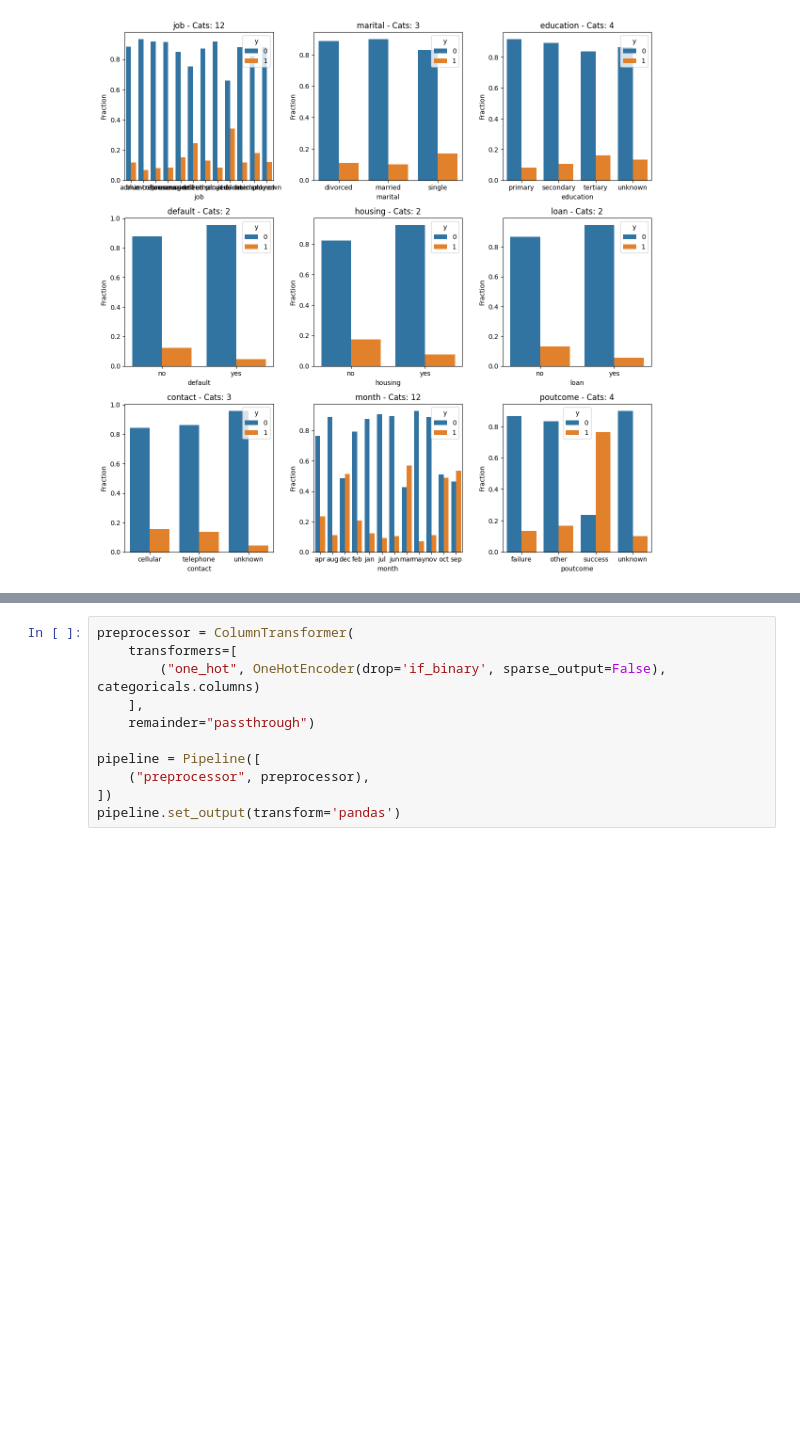
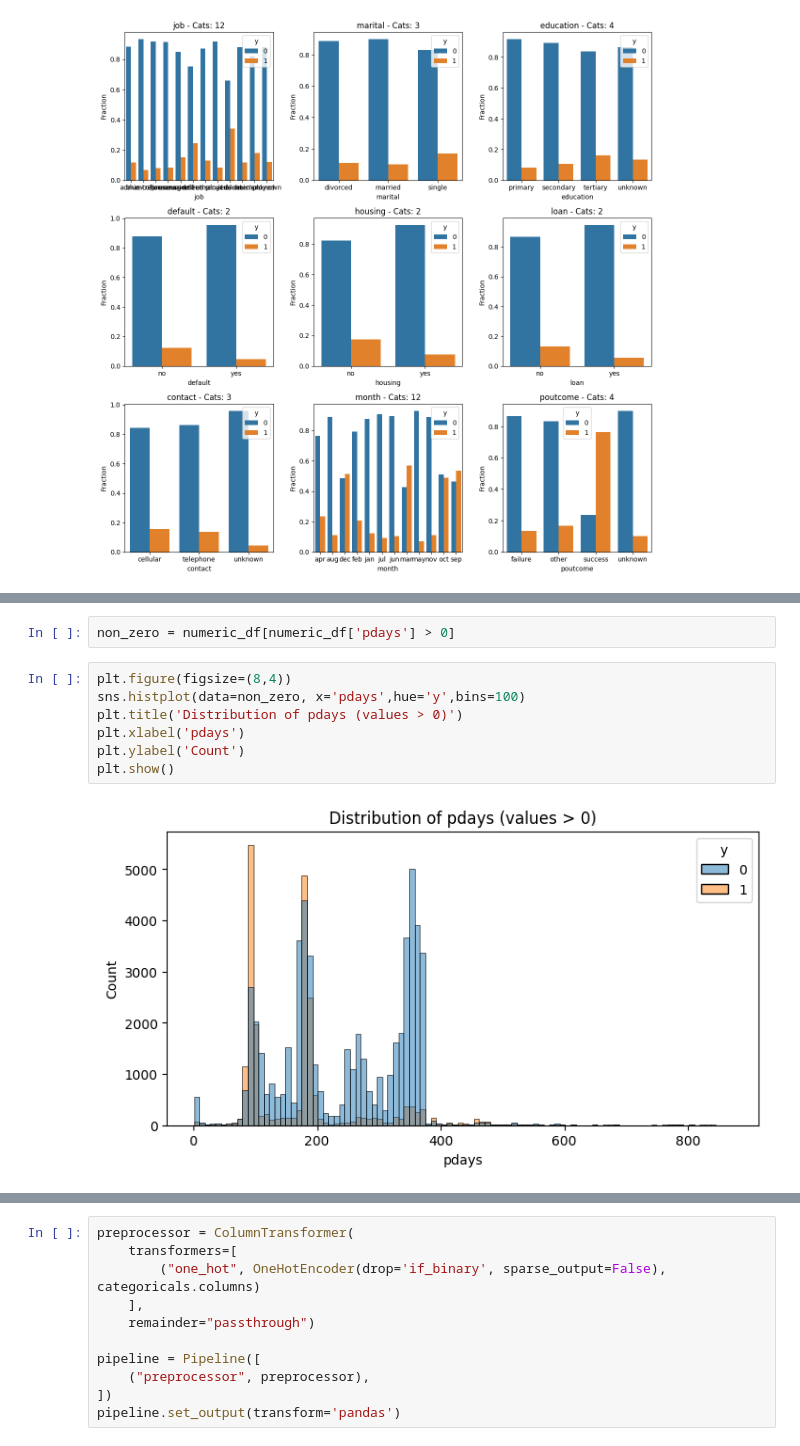
Before and after one commit to ol-webb/kaggle_playground_5-8, a Jupyter notebook: nb1.ipynb, the cells around one changed output, grey strips where cells are left out. Cells and saved outputs as stored; diff of their text form; blank space fills up the shorter version.

```diff
--- a/nb1.ipynb
+++ b/nb1.ipynb
@@ -313,0 +369,11 @@ Index(['job', 'marital', 'education', 'default', 'housing', 'loan', 'contact',
+# %%
+non_zero = numeric_df[numeric_df['pdays'] > 0]
+# %%
+plt.figure(figsize=(8,4))
+sns.histplot(data=non_zero, x='pdays',hue='y',bins=100)
+plt.title('Distribution of pdays (values > 0)')
+plt.xlabel('pdays')
+plt.ylabel('Count')
+plt.show()
+# %% [output]
+[figure, added]
```
Also changed, not shown: parts of 15 cells of this notebook.
